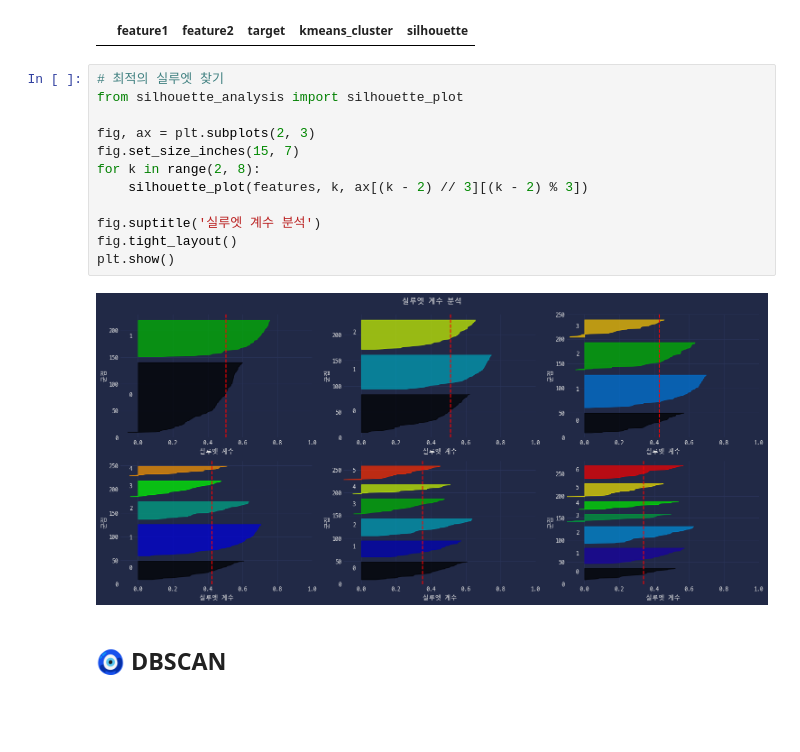
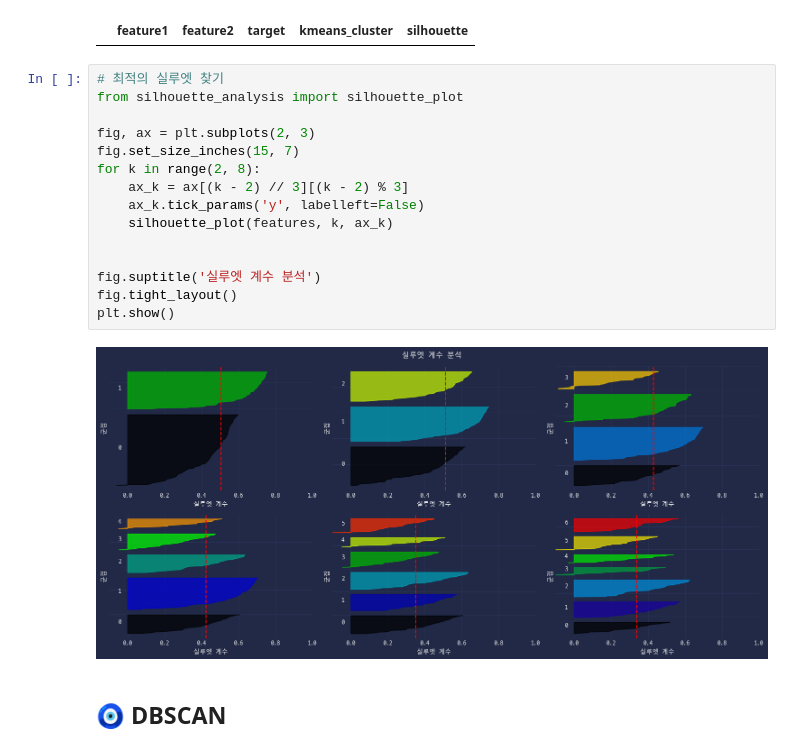
Before and after one commit to zer0ken/ms-ai-school, a Jupyter notebook: clustering/20_군집화_실습.ipynb, the cells around one changed output. Drawn from its saved outputs; the diff is of its cells as text; blank space fills up the shorter version.

```diff
--- a/clustering/20_군집화_실습.ipynb
+++ b/clustering/20_군집화_실습.ipynb
@@ -147,17 +147,20 @@ display(cluster_df[cluster_df['silhouette'] < 0])
 # %%
 # 최적의 실루엣 찾기
 from silhouette_analysis import silhouette_plot
 
 fig, ax = plt.subplots(2, 3)
 fig.set_size_inches(15, 7)
 for k in range(2, 8):
-    silhouette_plot(features, k, ax[(k - 2) // 3][(k - 2) % 3])
+    ax_k = ax[(k - 2) // 3][(k - 2) % 3]
+    ax_k.tick_params('y', labelleft=False)
+    silhouette_plot(features, k, ax_k)
+
 
 fig.suptitle('실루엣 계수 분석')
 fig.tight_layout()
 plt.show()
 # %% [output]
-[figure, old version]
+[figure, new version]
 # %% [markdown]
 ## 🧿 DBSCAN
 # %% [markdown]
```
Also changed, not shown: 1 other file.
